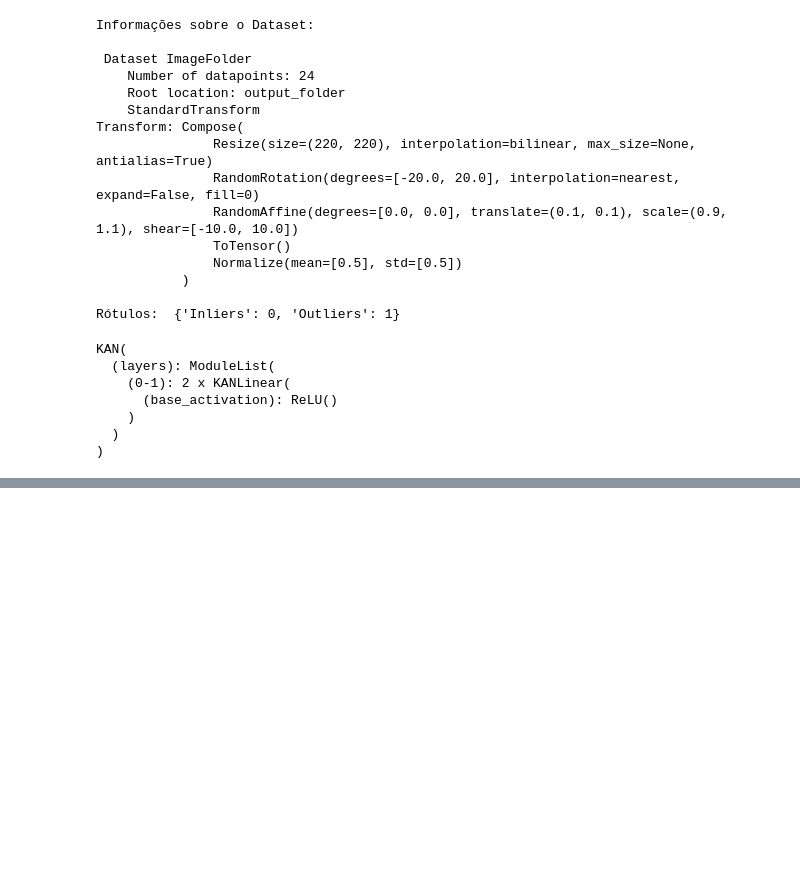
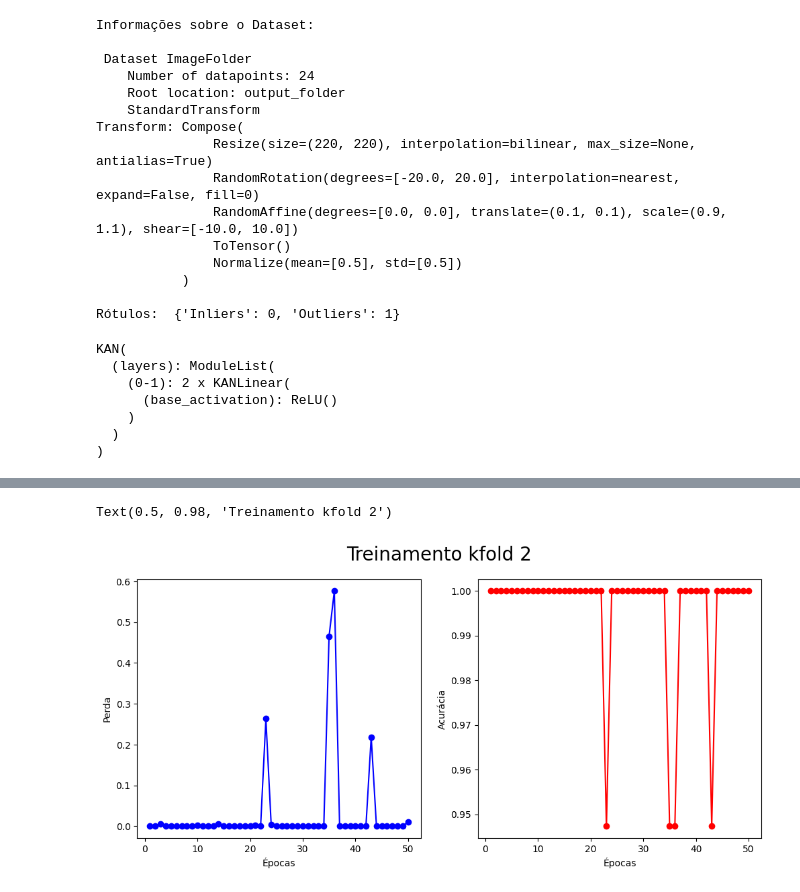
Before and after one commit to AlxDev-hub/Deteccao-motor-KAN-CNN, a Jupyter notebook: efficientKAN_kfold.ipynb, the cells around one changed output, grey strips where cells are left out. Drawn from its saved outputs; the diff is of its cells as text; code cells hidden in the pictures; blank space fills up the shorter version.

```diff
--- a/efficientKAN_kfold.ipynb
+++ b/efficientKAN_kfold.ipynb
@@ -165,0 +199,19 @@ test_array
+# %%
+epochs = range(1, num_epoch + 1)
+
+plt.figure(figsize=(12, 5))
+
+plt.subplot(1, 2, 1)
+plt.plot(epochs, train_losses[50:100], 'bo-')
+plt.xlabel('Épocas')
+plt.ylabel('Perda')
+
+plt.subplot(1, 2, 2)
+plt.plot(epochs, train_acc[50:100], 'ro-')
+plt.xlabel('Épocas')
+plt.ylabel('Acurácia')
+
+plt.suptitle("Treinamento kfold 2", fontsize = 20)
+# %% [output]
+Text(0.5, 0.98, 'Treinamento kfold 2')
+[figure, added]
```
Also changed, not shown: parts of 34 cells of this notebook.
